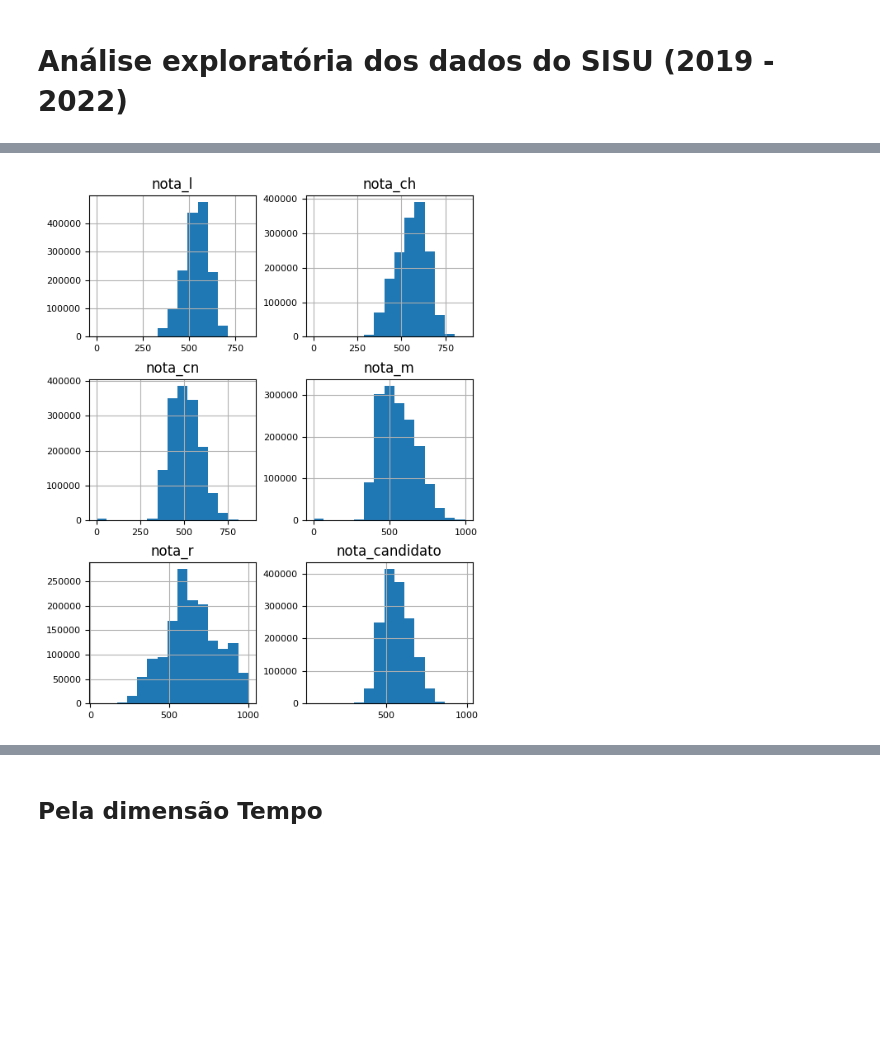
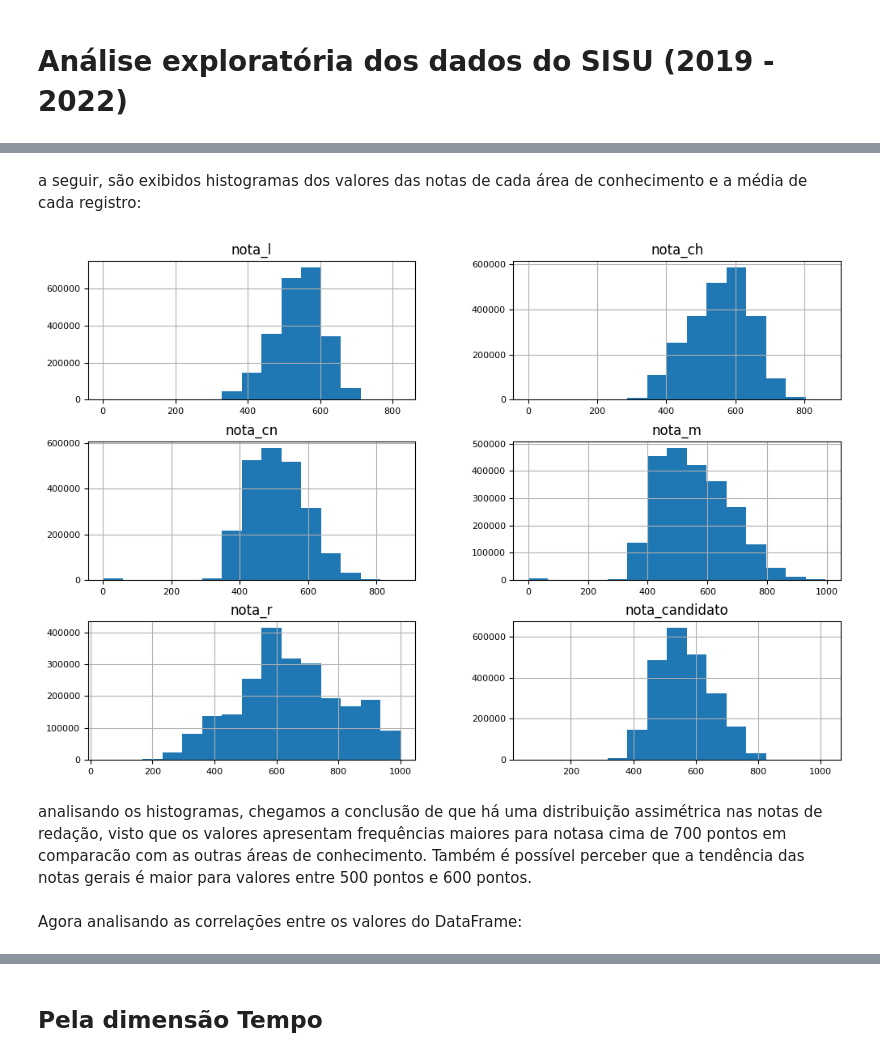
Before and after one commit to ChRxT09/projeto_integrador_3, a Jupyter notebook: notebooks/main.ipynb, the cells around one changed output, grey strips where cells are left out. Drawn from its saved outputs; the diff is of its cells as text; code cells hidden in the pictures; blank space fills up the shorter version.

```diff
--- a/notebooks/main.ipynb
+++ b/notebooks/main.ipynb
@@ -39,5 +43,5 @@ df = pd.read_sql('''
     sd.nota_candidato,
     sd.nota_corte
   from sisu_nota sd
-  tablesample bernoulli(10)
+  tablesample bernoulli(15)
   ''', con=CONN)
@@ -110,7 +122,14 @@ df.describe().round(3)
 8 rows × 24 columns
+# %% [markdown]
+a seguir, são exibidos histogramas dos valores das notas de cada área de conhecimento e a média de cada registro:
 # %%
+
 notas_sem_pesos = df[['nota_l', 'nota_ch', 'nota_cn', 'nota_m', 'nota_r', 'nota_candidato']]
-notas_sem_pesos.hist(figsize=(6, 8), bins=15, xlabelsize=8, ylabelsize=8);
+notas_sem_pesos.hist(figsize=(12, 8), bins=15, xlabelsize=8, ylabelsize=8);
 # %% [output]
-[figure, old version]
+[figure, new version]
+# %% [markdown]
+analisando os histogramas, chegamos a conclusão de que há uma distribuição assimétrica nas notas de redação, visto que os valores apresentam frequências maiores para notasa cima de 700 pontos em comparacão com as outras áreas de conhecimento. Também é possível perceber que a tendência das notas gerais é maior para valores entre 500 pontos e 600 pontos.
+# %% [markdown]
+Agora analisando as correlações entre os valores do DataFrame:
 # %%
```
Also changed, not shown: parts of 28 cells of this notebook.
